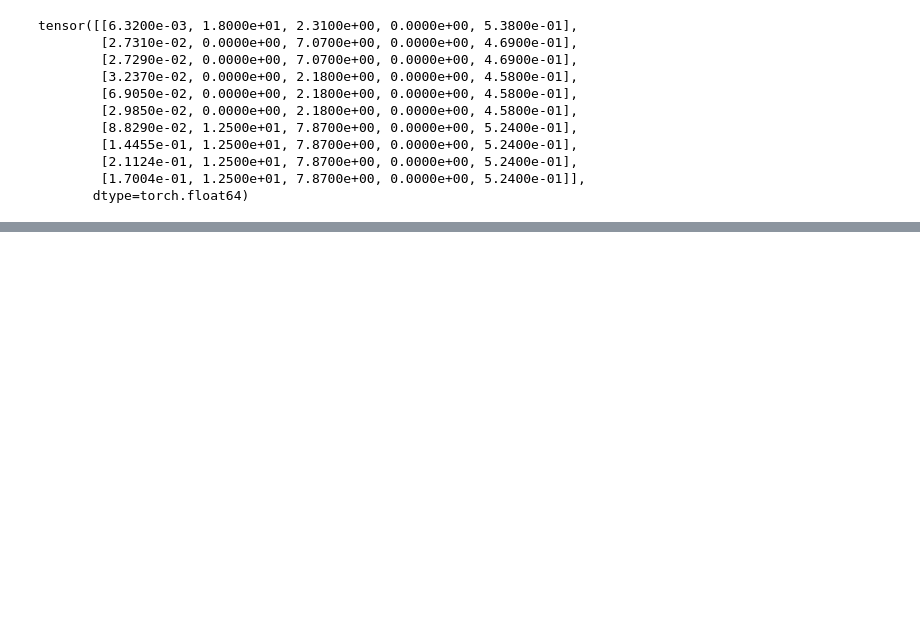
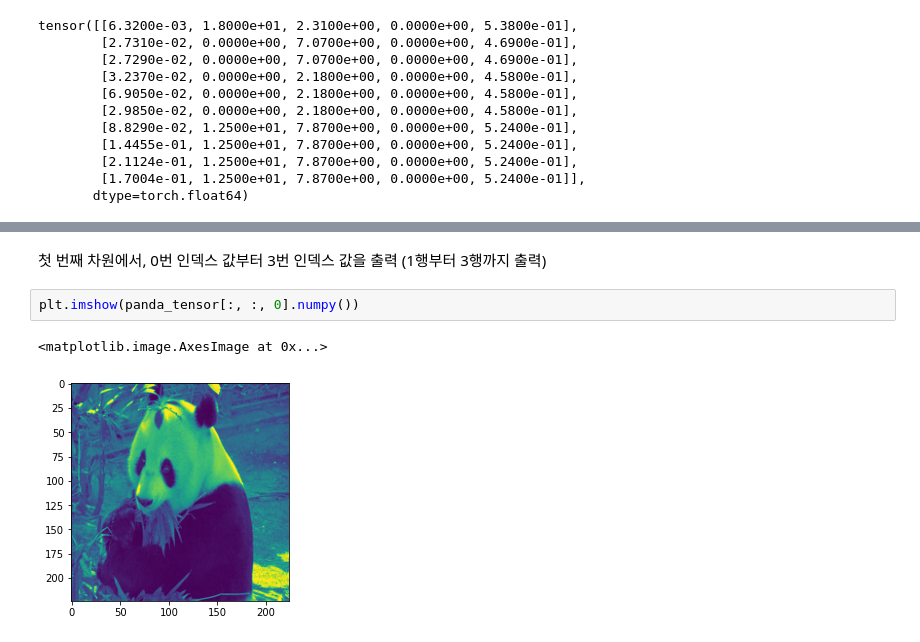
Before and after one commit to Hyyena/Study_DeepLearning_with_PyTorch, a Jupyter notebook: Chapter 02/2. Building Blocks of Neural Networks.ipynb, the cells around one changed output, grey strips where cells are left out. Saved outputs shown, nothing was run; the diff lists cells and outputs as text; blank space fills up the shorter version.

```diff
--- a/Chapter 02/2. Building Blocks of Neural Networks.ipynb
+++ b/Chapter 02/2. Building Blocks of Neural Networks.ipynb
@@ -93,0 +123,7 @@ tensor([[6.3200e-03, 1.8000e+01, 2.3100e+00, 0.0000e+00, 5.3800e-01],
+# %% [markdown]
+첫 번째 차원에서, 0번 인덱스 값부터 3번 인덱스 값을 출력 (1행부터 3행까지 출력)
+# %%
+plt.imshow(panda_tensor[:, :, 0].numpy())
+# %% [output]
+<matplotlib.image.AxesImage at 0x...>
+[figure, added]
```
Also changed, not shown: parts of 17 cells of this notebook.
